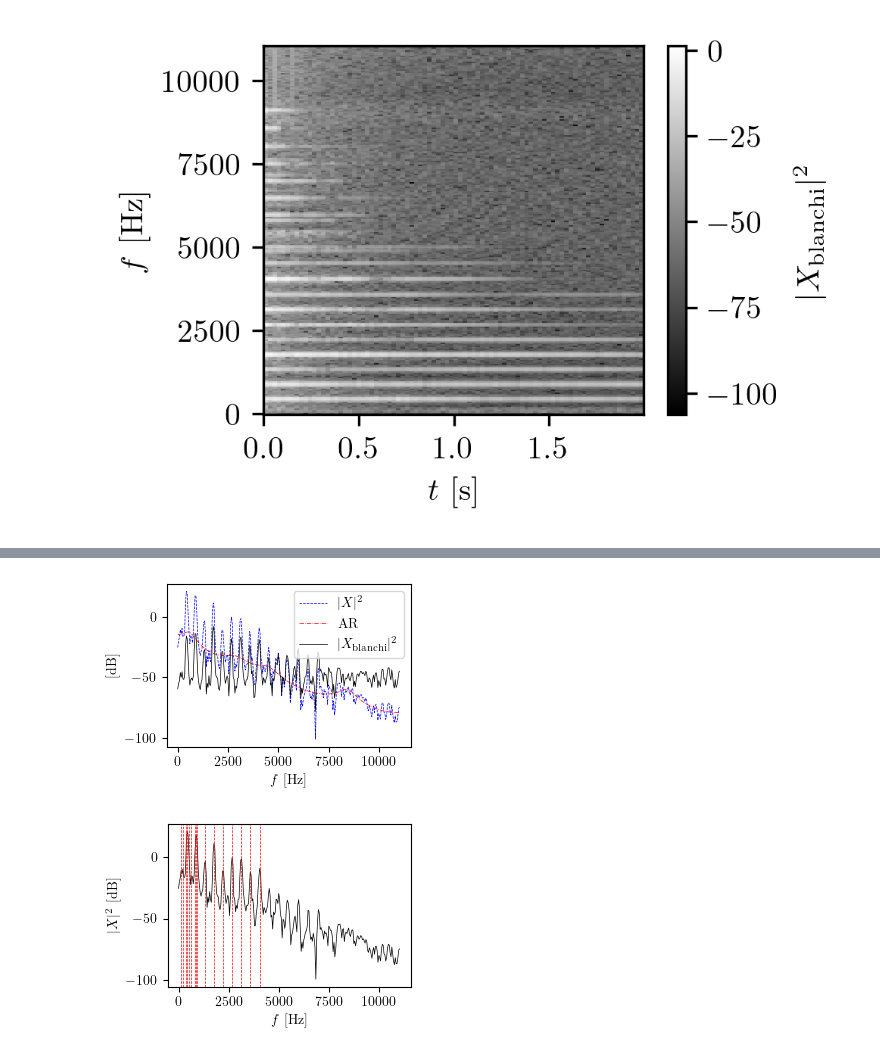
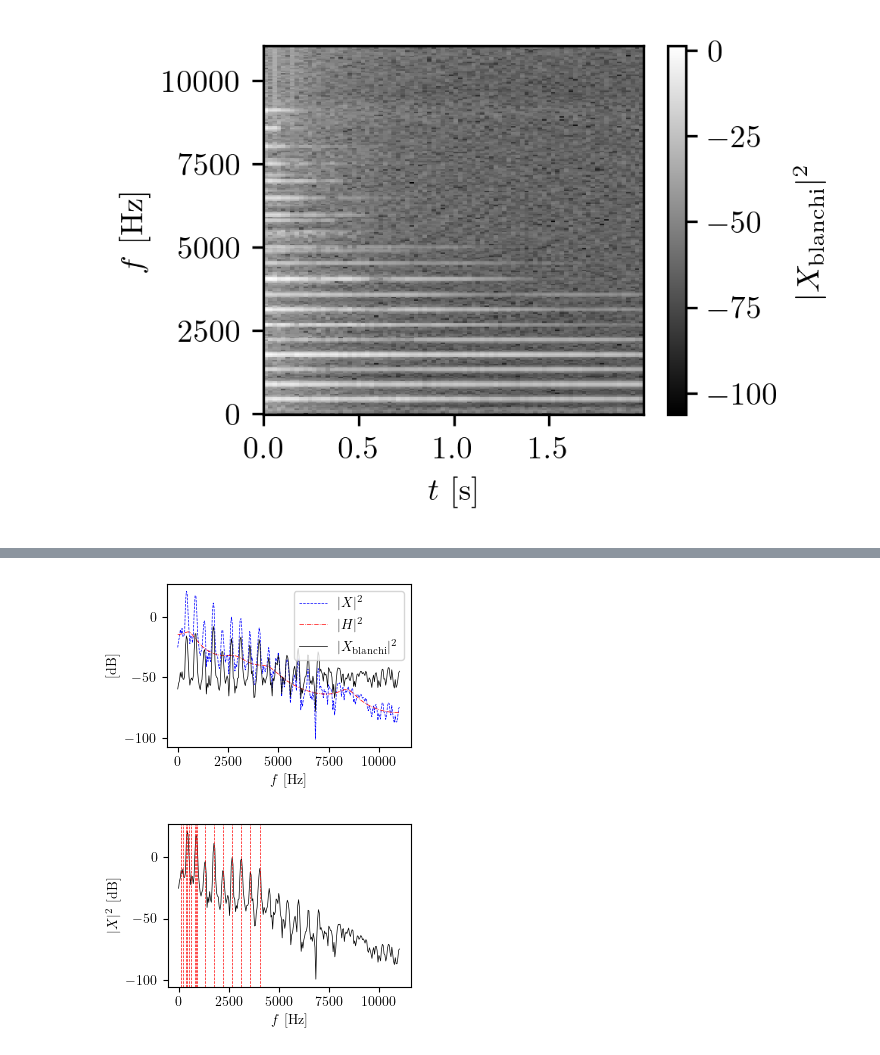
Before and after one commit to peladeaucome/ATIAM-PAM-AnalyseInstruments, a Jupyter notebook: Notebooks/come_HN_preprocessing.ipynb, the cells around one changed output, grey strips where cells are left out. Cells and saved outputs as stored; diff of their text form; code cells hidden in the pictures.

```diff
--- a/Notebooks/come_HN_preprocessing.ipynb
+++ b/Notebooks/come_HN_preprocessing.ipynb
@@ -133,7 +133,7 @@ xWhitened, xChopped, ARFilters = window_and_whiten_signal(
     rankFilter_rank = rankFilter_rank,
     ARFilter_length = 12,
     window_type=window_type)
-xWhitened_stft = compute_stft_from_whitened(xWhitened, window_type=window_type)
+xWhitened_stft = compute_stft_from_windowed(xWhitened, window_type=window_type)
 
 print(xWhitened.shape)
 cmap = 'gray'
@@ -204,21 +204,21 @@ plt.close()
 # %%
 time_frame_display = 11
 
 plt.figure(figsize = figsize)
 #plt.figure(figsize = (15, 5))
 plt.plot(f_list, dB20(x_stft[:,time_frame_display]), 'b--', linewidth = .5, label = '$|X|^2$')
 #plt.plot(f_list, dB10(xRankFiltered_stft[:,time_frame_display]), 'k--', linewidth = .5)
-plt.plot(f_list, dB20(1/np.fft.rfft(ARFilters[time_frame_display], n=window_length)/300), 'r-.', linewidth = .5, label = "AR")
+plt.plot(f_list, dB20(1/np.fft.rfft(ARFilters[time_frame_display], n=window_length)/300), 'r-.', linewidth = .5, label = "$|H|^2$")
 plt.plot(f_list, dB20(xWhitened_stft[:,time_frame_display]), 'k-', linewidth = .5, label = "$|X_{\mathrm{blanchi}}|^2$")
 plt.legend(ncols = 1)
 plt.xlabel("$f$ [Hz]")
 plt.ylabel("[dB]")
 plt.tight_layout()
 plt.savefig(fname = os.path.join(save_folder, "blanchissement_spectre.pdf"), dpi = dpi, bbox_inches = "tight", format = "pdf")
 plt.show()
 plt.close()
 # %% [output]
-[figure, old version]
+[figure, new version]
 # %%
 num_poles = 32
 time_frame_display = 11
```
Also changed, not shown: parts of 1 cell of this notebook, 3 other files.
